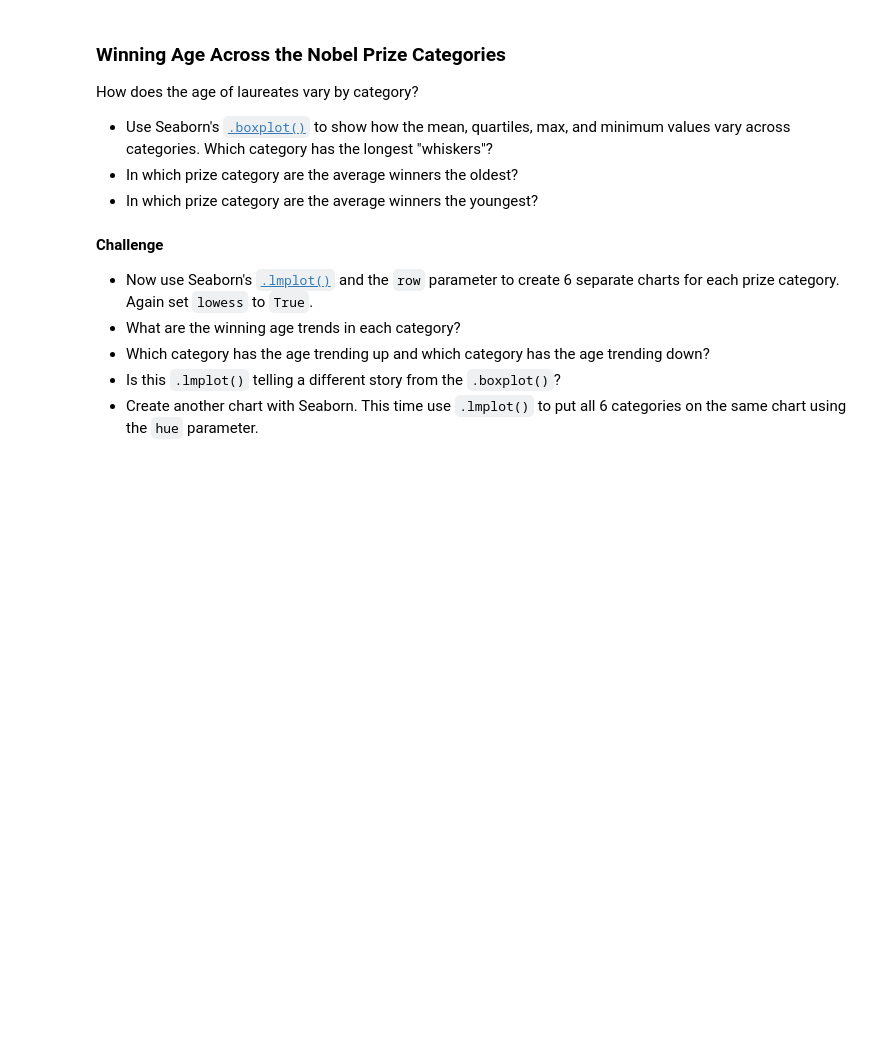
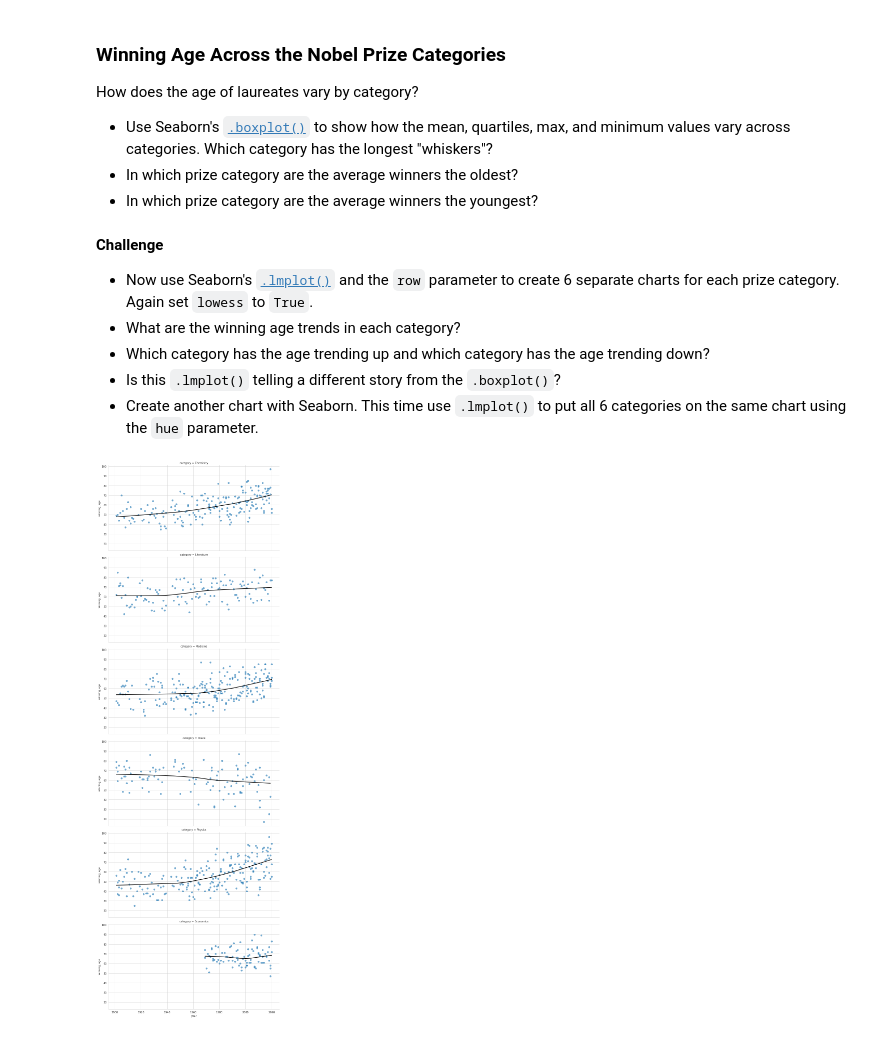
Before and after one commit to mjfr/Udemy-curso-2, a Jupyter notebook: Seção 78; Day 78 - Advanced - Analysing the Nobel Prize with Ploty, Matplotlib & Seaborn/Nobel_Prize_Analysis.ipynb, the cells around one changed output. Cells and saved outputs as stored; diff of their text form; code cells hidden in the pictures; blank space fills up the shorter version.

```diff
--- a/Seção 78; Day 78 - Advanced - Analysing the Nobel Prize with Ploty, Matplotlib & Seaborn/Nobel_Prize_Analysis.ipynb
+++ b/Seção 78; Day 78 - Advanced - Analysing the Nobel Prize with Ploty, Matplotlib & Seaborn/Nobel_Prize_Analysis.ipynb
@@ -683,3 +683,5 @@ figure.update_layout(xaxis_title="Number of Prizes", yaxis_title="City", colorax
 How Old Are the Laureates When the Win the Prize?
 
 **Challenge**: Calculate the age of the laureate in the year of the ceremony and add this as a column called `winning_age` to the `df_data` DataFrame. Hint: you can use [this](https://pandas.pydata.org/pandas-docs/stable/reference/api/pandas.Series.dt.html) to help you.
+# %%
+df_data["winning_age"] = df_data.year - df_data.birth_date.dt.year
@@ -724,3 +760,9 @@ How does the age of laureates vary by category?
 * Which category has the age trending up and which category has the age trending down?
 * Is this `.lmplot()` telling a different story from the `.boxplot()`?
 * Create another chart with Seaborn. This time use `.lmplot()` to put all 6 categories on the same chart using the `hue` parameter.
+# %%
+with sns.axes_style("whitegrid"):
+  sns.lmplot(data=df_data, x="year", y="winning_age", row="category", lowess=True, aspect=2, scatter_kws={"alpha": 0.6}, line_kws={"color": "black"})
+plt.show()
+# %% [output]
+[figure, added]
```
Also changed, not shown: parts of 9 cells of this notebook.
